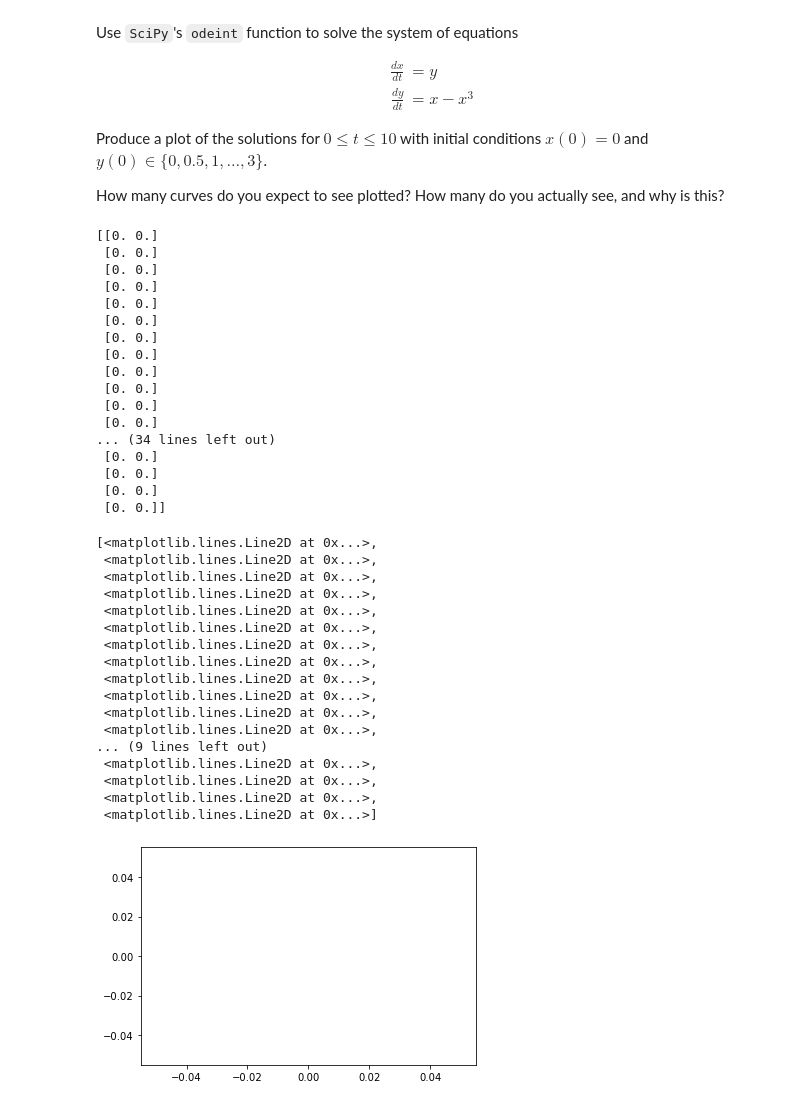
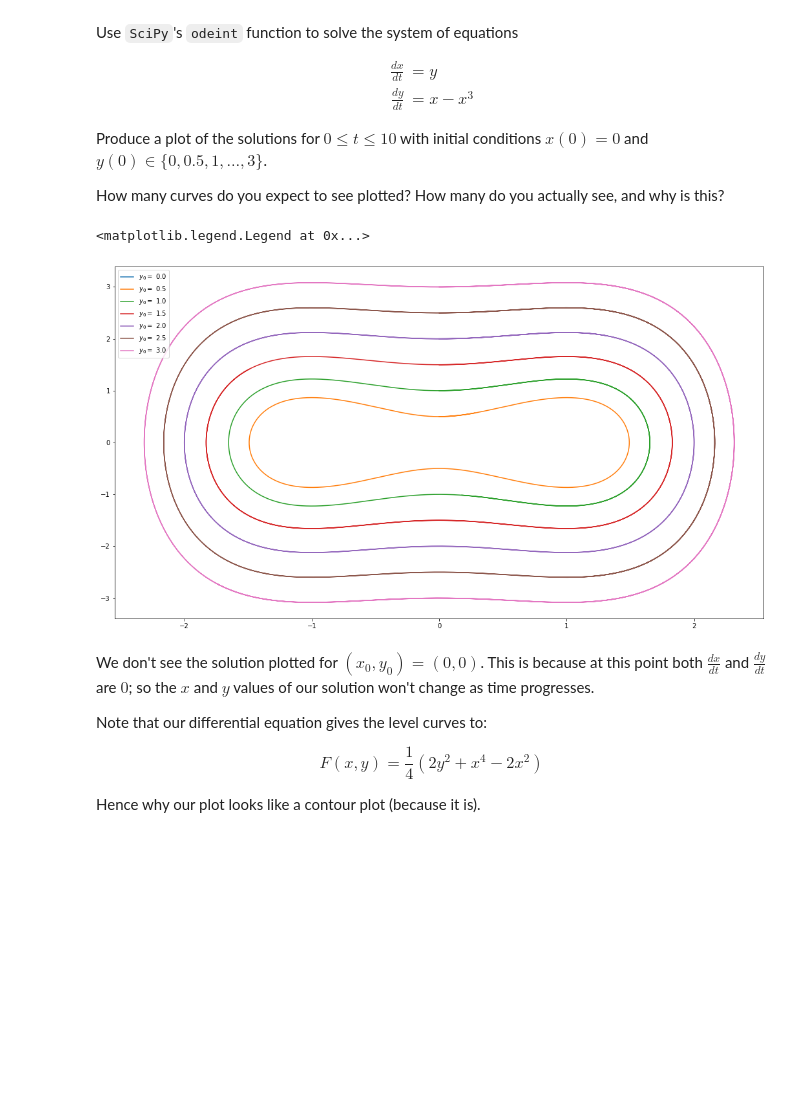
Before and after one commit to SamD770/hons-diff-eqs-notebooks, a Jupyter notebook: Lab 1 assignment.ipynb, the cells around one changed output. Cells and saved outputs as stored; diff of their text form; code cells hidden in the pictures; blank space fills up the shorter version.

Commit message:
cleaned up Q1 and Q2 plots

```diff
--- a/Lab 1 assignment.ipynb
+++ b/Lab 1 assignment.ipynb
@@ -48,54 +49,39 @@ Produce a plot of the solutions for $0\leq t\leq 10$ with initial conditions $x(
 
 How many curves do you expect to see plotted? How many do you actually see, and why is this?
 # %%
+# Imports for numerical integration and plotting
 from scipy.integrate import odeint
 import numpy as np
 import matplotlib.pyplot as plt
 
+# Setup a figure and axes
+fig, ax = plt.subplots(figsize=(18, 10))
+
+
+#
 def dX_dt(X, t):
     x, y = X
     return (y, x - x**3)
 
-t_range = np.linspace(0, 6, 50)
 
-X = odeint(dX_dt, (0, 0), t_range)
+t_range = np.linspace(0, 10, 1000)
 
-print(X)
+for i in range(7):
+    y_0 = i/2
+    X = odeint(dX_dt, (0, y_0), t_range)
+    x_list, y_list = X.T
+    ax.plot(x_list, y_list, label=f"$y_0 =$ {y_0}")
 
-plt.plot(*X)
+ax.legend()
 # %% [output]
-[[0. 0.]
- [0. 0.]
- [0. 0.]
- [0. 0.]
- [0. 0.]
- [0. 0.]
- [0. 0.]
- [0. 0.]
- [0. 0.]
- [0. 0.]
- [0. 0.]
- [0. 0.]
-... (34 lines left out)
- [0. 0.]
- [0. 0.]
- [0. 0.]
- [0. 0.]]
+<matplotlib.legend.Legend at 0x...>
-[<matplotlib.lines.Line2D at 0x...>,
- <matplotlib.lines.Line2D at 0x...>,
- <matplotlib.lines.Line2D at 0x...>,
- <matplotlib.lines.Line2D at 0x...>,
- <matplotlib.lines.Line2D at 0x...>,
- <matplotlib.lines.Line2D at 0x...>,
- <matplotlib.lines.Line2D at 0x...>,
- <matplotlib.lines.Line2D at 0x...>,
- <matplotlib.lines.Line2D at 0x...>,
- <matplotlib.lines.Line2D at 0x...>,
- <matplotlib.lines.Line2D at 0x...>,
- <matplotlib.lines.Line2D at 0x...>,
-... (9 lines left out)
- <matplotlib.lines.Line2D at 0x...>,
- <matplotlib.lines.Line2D at 0x...>,
- <matplotlib.lines.Line2D at 0x...>,
- <matplotlib.lines.Line2D at 0x...>]
-[figure, old version]
+[figure, new version]
+# %% [markdown]
+
+We don't see the solution plotted for $(x_0, y_0) = (0, 0)$. This is because at this point both $\frac{dx}{dt}$ and $\frac{dy}{dt}$ are $0$; so the $x$ and $y$ values of our solution won't change as time progresses.
+
+Note that our differential equation gives the level curves to:
+
+$$ F(x, y) = \frac{1}{4}(2 y^2 + x^4 - 2x^2) $$
+
+Hence why our plot looks like a contour plot (because it is).
```
Also changed, not shown: parts of 1 cell of this notebook.
